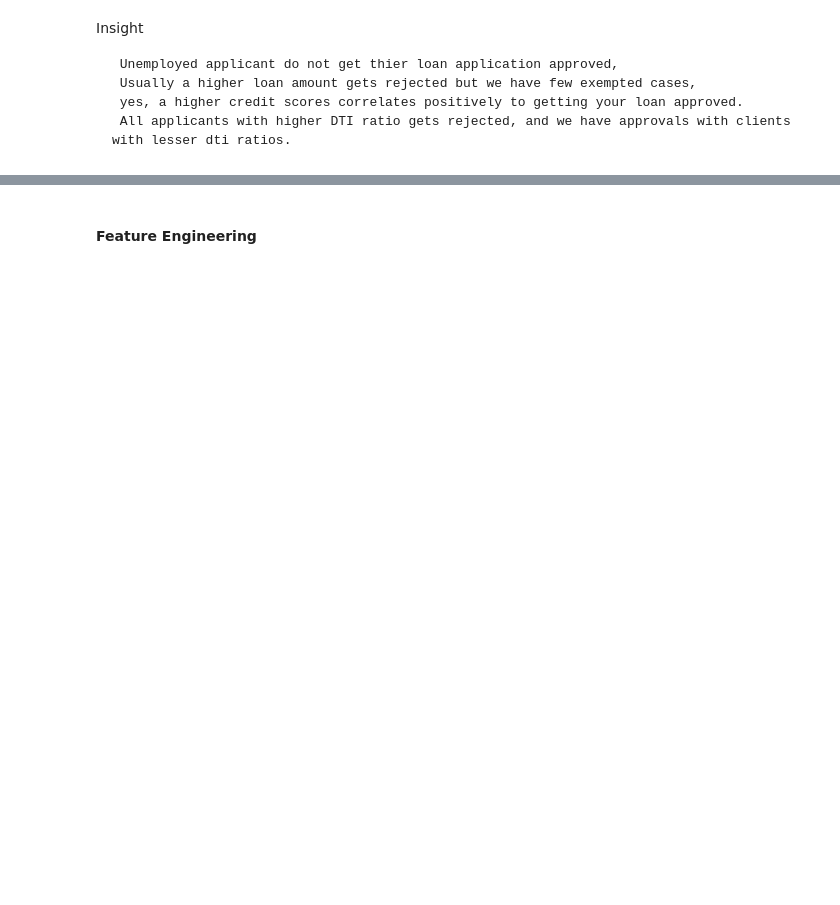
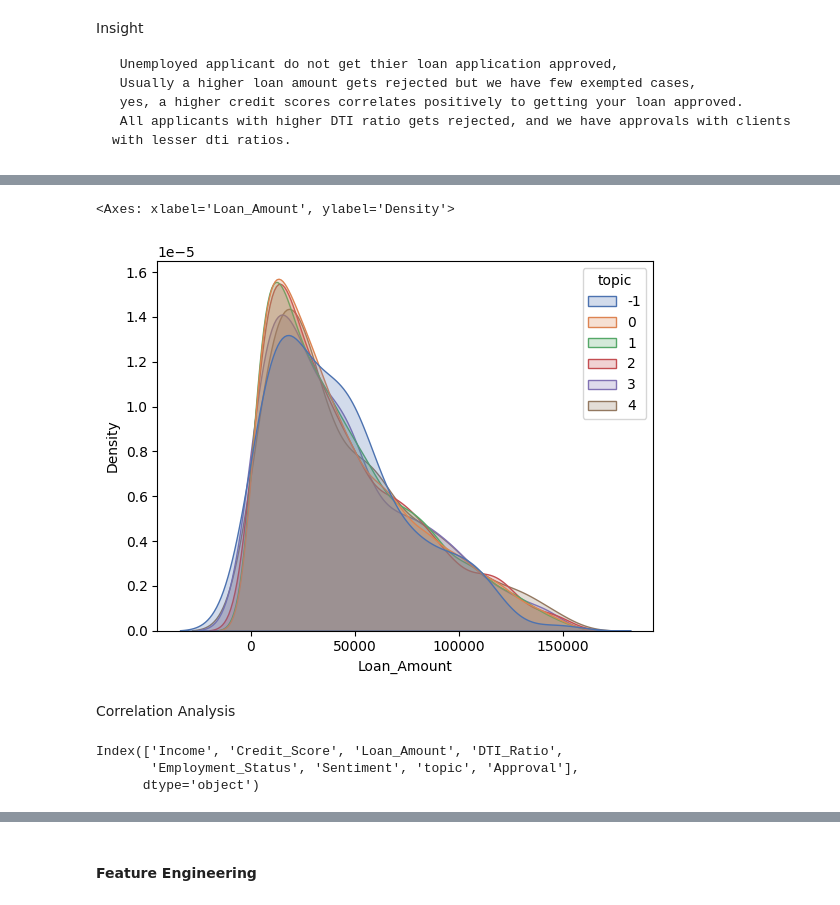
Before and after one commit to Miracle-Bassey/Multi-Agentic-Loan-App, a Jupyter notebook: notebook/03_model_training.ipynb, the cells around one changed output, grey strips where cells are left out. Drawn from its saved outputs; the diff is of its cells as text; code cells hidden in the pictures; blank space fills up the shorter version.

```diff
--- a/notebook/03_model_training.ipynb
+++ b/notebook/03_model_training.ipynb
@@ -248,0 +267,13 @@ Insight
+# %%
+sns.kdeplot(data=df, x='Loan_Amount', hue='topic',fill=True,common_norm=False,palette='deep')
+# %% [output]
+<Axes: xlabel='Loan_Amount', ylabel='Density'>
+[figure, added]
+# %% [markdown]
+Correlation Analysis
+# %%
+df.columns
+# %% [output]
+Index(['Income', 'Credit_Score', 'Loan_Amount', 'DTI_Ratio',
+       'Employment_Status', 'Sentiment', 'topic', 'Approval'],
+      dtype='object')
```
Also changed, not shown: parts of 46 cells of this notebook.
